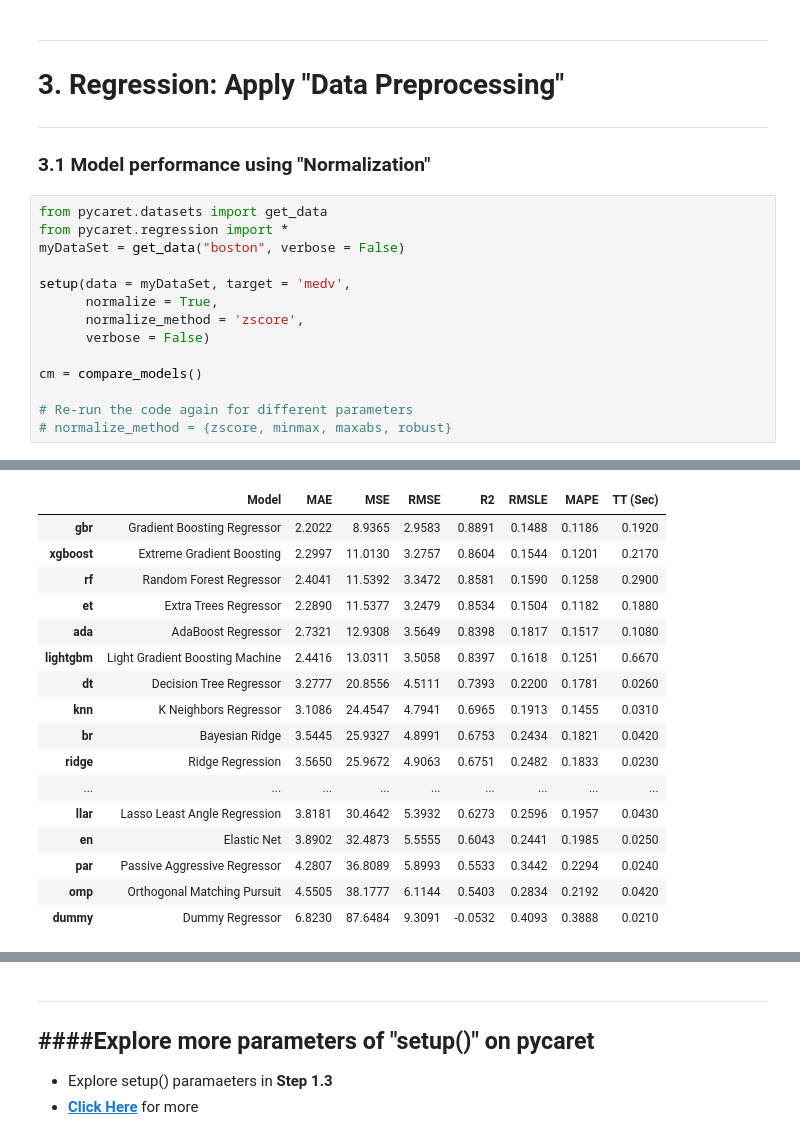
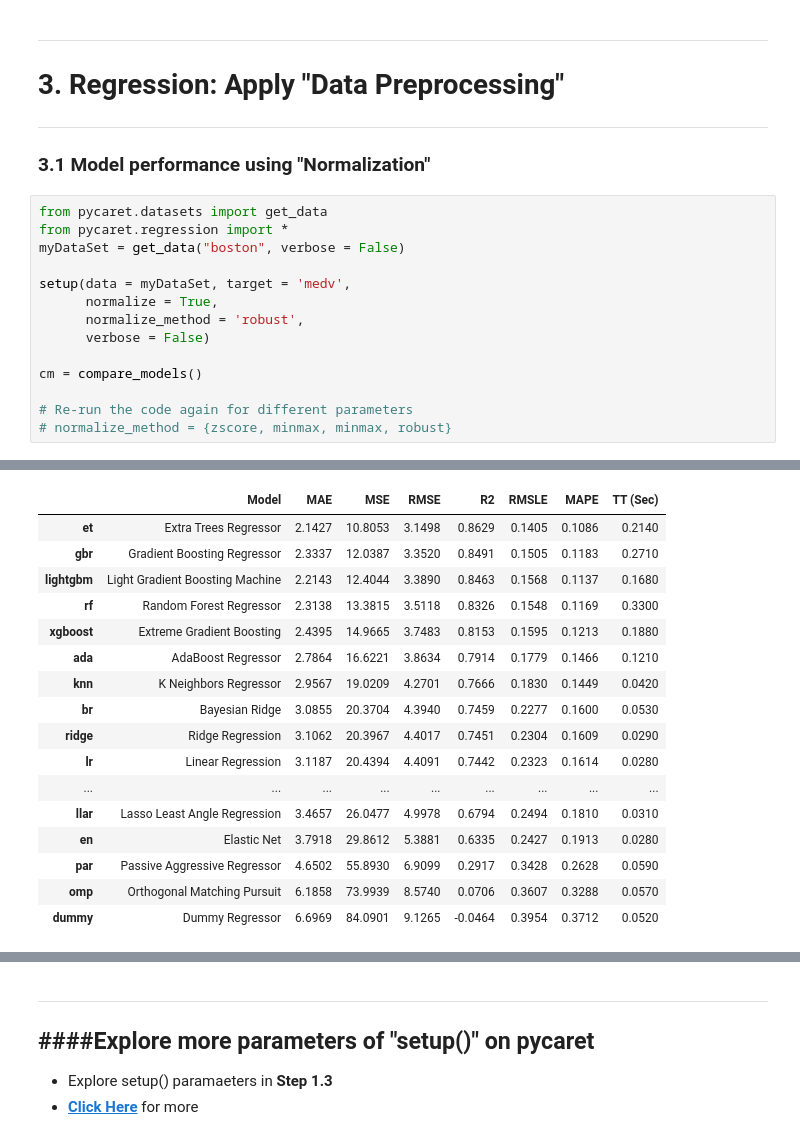
Before and after one commit to vKrish14/Machine-Learning-using-PyCaret, a Jupyter notebook: 01_Regression.ipynb, the cells around one changed output, grey strips where cells are left out. Drawn from its saved outputs; the diff is of its cells as text.

```diff
--- a/01_Regression.ipynb
+++ b/01_Regression.ipynb
@@ -314,36 +338,36 @@ import pandas as pd
 # %%
 from pycaret.datasets import get_data
 from pycaret.regression import *
 myDataSet = get_data("boston", verbose = False)
 
 setup(data = myDataSet, target = 'medv',
       normalize = True,
-      normalize_method = 'zscore',
+      normalize_method = 'robust',
       verbose = False)
 
 cm = compare_models()
 
 # Re-run the code again for different parameters
-# normalize_method = {zscore, minmax, maxabs, robust}
+# normalize_method = {zscore, minmax, minmax, robust}
 # %% [output]
 [interactive output not drawn]
 |  | Model | MAE | MSE | RMSE | R2 | RMSLE | MAPE | TT (Sec) |
-| gbr | Gradient Boosting Regressor | 2.2022 | 8.9365 | 2.9583 | 0.8891 | 0.1488 | 0.1186 | 0.1920 |
-| xgboost | Extreme Gradient Boosting | 2.2997 | 11.0130 | 3.2757 | 0.8604 | 0.1544 | 0.1201 | 0.2170 |
-| rf | Random Forest Regressor | 2.4041 | 11.5392 | 3.3472 | 0.8581 | 0.1590 | 0.1258 | 0.2900 |
-| et | Extra Trees Regressor | 2.2890 | 11.5377 | 3.2479 | 0.8534 | 0.1504 | 0.1182 | 0.1880 |
-| ada | AdaBoost Regressor | 2.7321 | 12.9308 | 3.5649 | 0.8398 | 0.1817 | 0.1517 | 0.1080 |
-| lightgbm | Light Gradient Boosting Machine | 2.4416 | 13.0311 | 3.5058 | 0.8397 | 0.1618 | 0.1251 | 0.6670 |
-| dt | Decision Tree Regressor | 3.2777 | 20.8556 | 4.5111 | 0.7393 | 0.2200 | 0.1781 | 0.0260 |
-| knn | K Neighbors Regressor | 3.1086 | 24.4547 | 4.7941 | 0.6965 | 0.1913 | 0.1455 | 0.0310 |
-| br | Bayesian Ridge | 3.5445 | 25.9327 | 4.8991 | 0.6753 | 0.2434 | 0.1821 | 0.0420 |
-| ridge | Ridge Regression | 3.5650 | 25.9672 | 4.9063 | 0.6751 | 0.2482 | 0.1833 | 0.0230 |
+| et | Extra Trees Regressor | 2.1427 | 10.8053 | 3.1498 | 0.8629 | 0.1405 | 0.1086 | 0.2140 |
+| gbr | Gradient Boosting Regressor | 2.3337 | 12.0387 | 3.3520 | 0.8491 | 0.1505 | 0.1183 | 0.2710 |
+| lightgbm | Light Gradient Boosting Machine | 2.2143 | 12.4044 | 3.3890 | 0.8463 | 0.1568 | 0.1137 | 0.1680 |
+| rf | Random Forest Regressor | 2.3138 | 13.3815 | 3.5118 | 0.8326 | 0.1548 | 0.1169 | 0.3300 |
+| xgboost | Extreme Gradient Boosting | 2.4395 | 14.9665 | 3.7483 | 0.8153 | 0.1595 | 0.1213 | 0.1880 |
+| ada | AdaBoost Regressor | 2.7864 | 16.6221 | 3.8634 | 0.7914 | 0.1779 | 0.1466 | 0.1210 |
+| knn | K Neighbors Regressor | 2.9567 | 19.0209 | 4.2701 | 0.7666 | 0.1830 | 0.1449 | 0.0420 |
+| br | Bayesian Ridge | 3.0855 | 20.3704 | 4.3940 | 0.7459 | 0.2277 | 0.1600 | 0.0530 |
+| ridge | Ridge Regression | 3.1062 | 20.3967 | 4.4017 | 0.7451 | 0.2304 | 0.1609 | 0.0290 |
+| lr | Linear Regression | 3.1187 | 20.4394 | 4.4091 | 0.7442 | 0.2323 | 0.1614 | 0.0280 |
 | ... | ... | ... | ... | ... | ... | ... | ... | ... |
-| llar | Lasso Least Angle Regression | 3.8181 | 30.4642 | 5.3932 | 0.6273 | 0.2596 | 0.1957 | 0.0430 |
-| en | Elastic Net | 3.8902 | 32.4873 | 5.5555 | 0.6043 | 0.2441 | 0.1985 | 0.0250 |
-| par | Passive Aggressive Regressor | 4.2807 | 36.8089 | 5.8993 | 0.5533 | 0.3442 | 0.2294 | 0.0240 |
-| omp | Orthogonal Matching Pursuit | 4.5505 | 38.1777 | 6.1144 | 0.5403 | 0.2834 | 0.2192 | 0.0420 |
-| dummy | Dummy Regressor | 6.8230 | 87.6484 | 9.3091 | -0.0532 | 0.4093 | 0.3888 | 0.0210 |
+| llar | Lasso Least Angle Regression | 3.4657 | 26.0477 | 4.9978 | 0.6794 | 0.2494 | 0.1810 | 0.0310 |
+| en | Elastic Net | 3.7918 | 29.8612 | 5.3881 | 0.6335 | 0.2427 | 0.1913 | 0.0280 |
+| par | Passive Aggressive Regressor | 4.6502 | 55.8930 | 6.9099 | 0.2917 | 0.3428 | 0.2628 | 0.0590 |
+| omp | Orthogonal Matching Pursuit | 6.1858 | 73.9939 | 8.5740 | 0.0706 | 0.3607 | 0.3288 | 0.0570 |
+| dummy | Dummy Regressor | 6.6969 | 84.0901 | 9.1265 | -0.0464 | 0.3954 | 0.3712 | 0.0520 |
 [interactive output not drawn]
 # %% [markdown]
 ---
```
Also changed, not shown: parts of 28 cells of this notebook.
